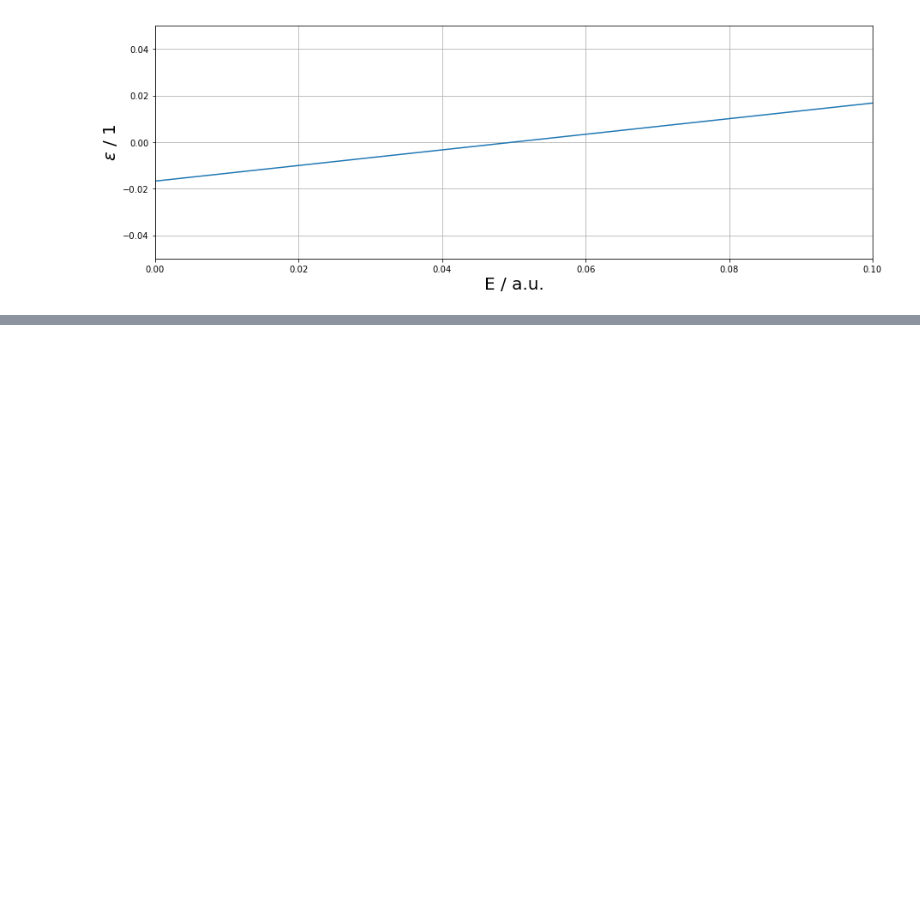
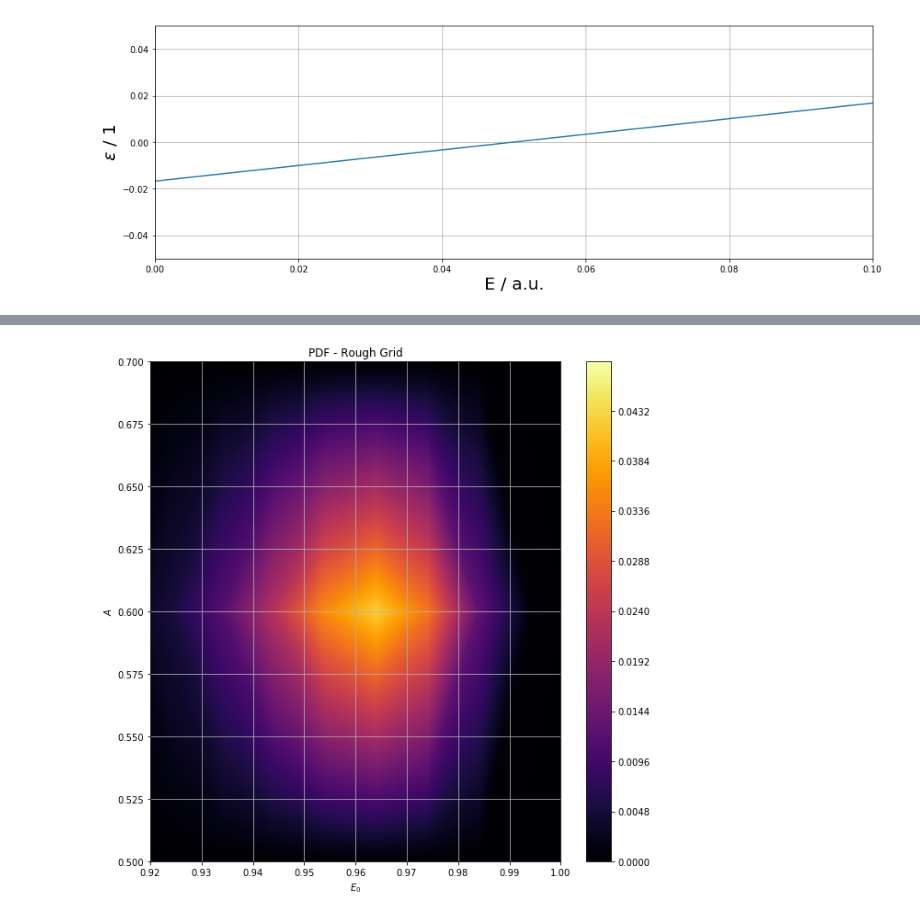
Before and after one commit to schustermartin/data_analysis_tutorium, a Jupyter notebook: Exercises/Chapter_05/Ch05_Ex02.ipynb, the cells around one changed output, grey strips where cells are left out. Cells and saved outputs as stored; diff of their text form; code cells hidden in the pictures; blank space fills up the shorter version.

```diff
--- a/Exercises/Chapter_05/Ch05_Ex02.ipynb
+++ b/Exercises/Chapter_05/Ch05_Ex02.ipynb
@@ -322,0 +409,14 @@ plt.show()
+# %%
+X, Y = np.meshgrid(PS_E0_rough, PS_A_rough)
+plt.figure(figsize=(10, 10))
+plt.contourf(X,Y,pdf_grid_rough, np.arange(0.000,0.048,.0001), label="PDF", cmap='inferno')
+plt.xlabel("$E_0$")
+plt.ylabel("$A$")
+plt.title("PDF - Rough Grid")
+plt.grid()
+plt.xlim(0.92, 1.)
+plt.ylim(0.5, 0.7)
+plt.colorbar()
+plt.show()
+# %% [output]
+[figure, added]
```
Also changed, not shown: parts of 8 cells of this notebook.
